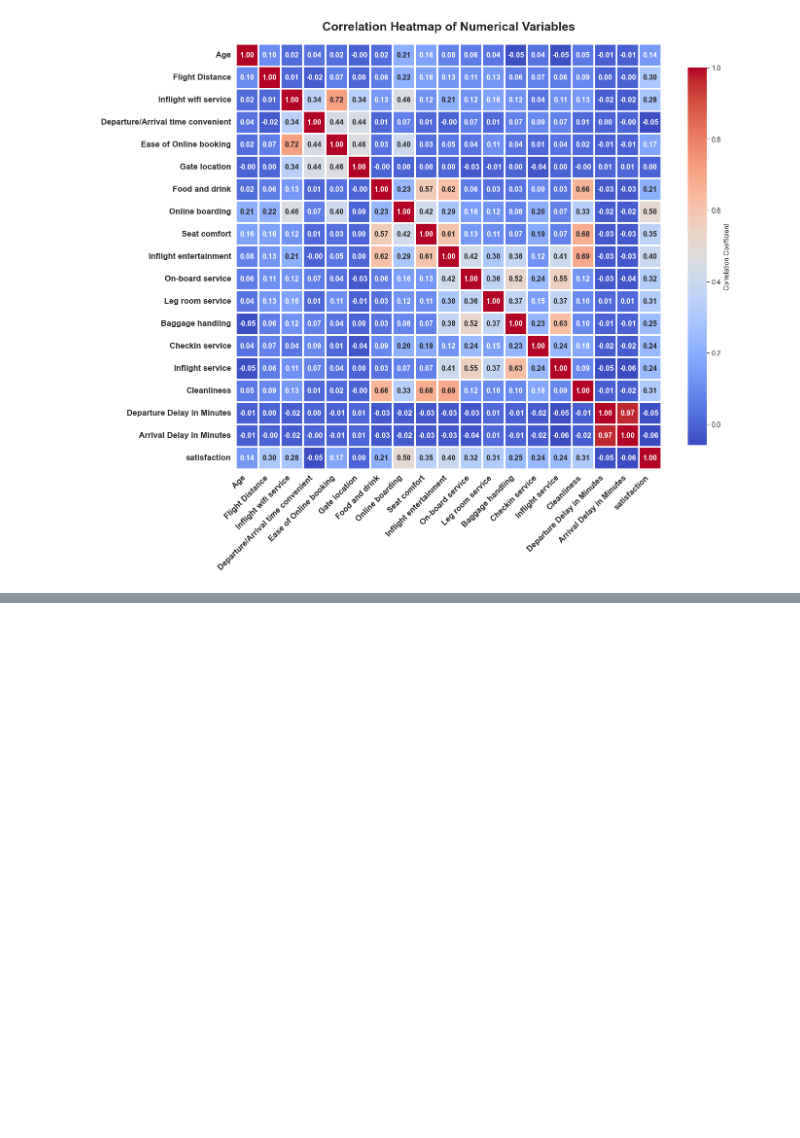
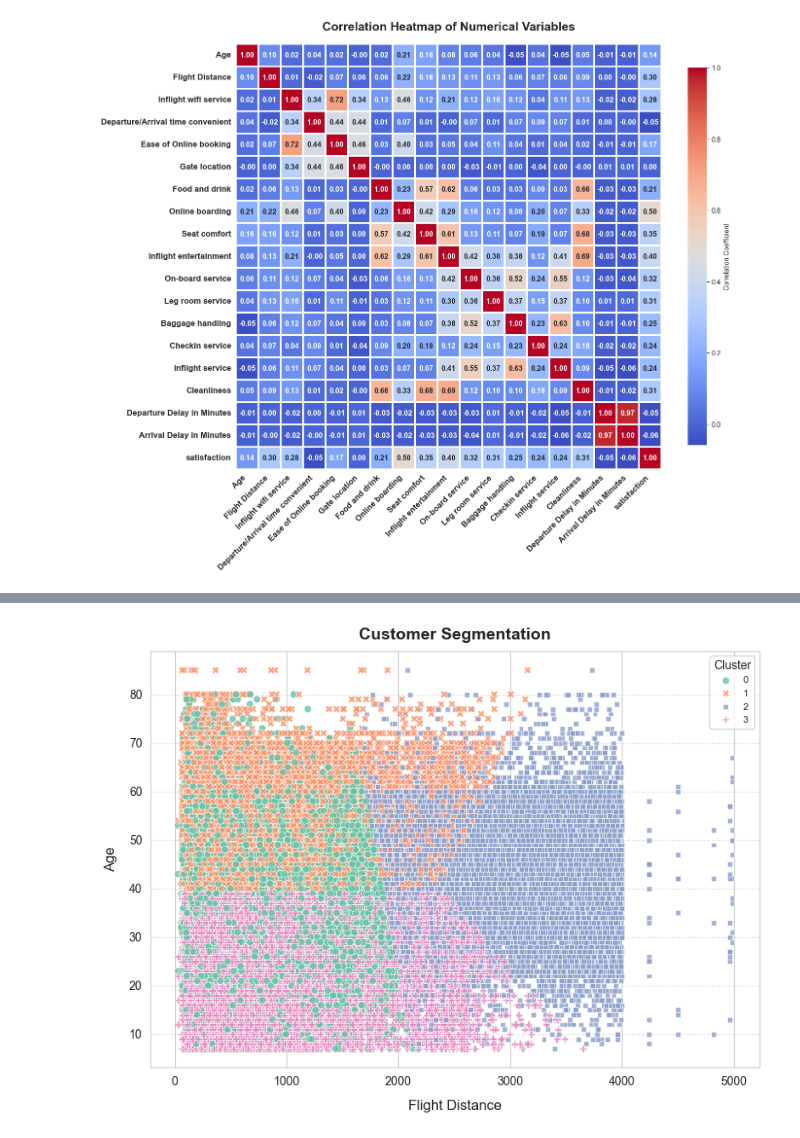
Before and after one commit to Edie-Z/AirlinePassengerSatisfaction, a Jupyter notebook: PassengerSatisfaction_Description.ipynb, the cells around one changed output, grey strips where cells are left out. Drawn from its saved outputs; the diff is of its cells as text; code cells hidden in the pictures; blank space fills up the shorter version.

```diff
--- a/PassengerSatisfaction_Description.ipynb
+++ b/PassengerSatisfaction_Description.ipynb
@@ -621,0 +717,37 @@ plt.show()
+# %%
+features = data[['Flight Distance', 'Age', 'satisfaction']]
+scaler = StandardScaler()
+features_scaled = scaler.fit_transform(features)
+
+# K-Means
+kmeans = KMeans(n_clusters=4, random_state=123, n_init=10)
+data['Cluster'] = kmeans.fit_predict(features_scaled)
+# %%
+plt.figure(figsize=(8, 6))
+sns.scatterplot(
+    data=data,
+    x='Flight Distance',
+    y='Age',
+    hue='Cluster',
+    palette='Set2',
+    style='Cluster',
+    alpha=0.8
+)
+
+plt.title('Customer Segmentation', fontsize=14, weight='bold', pad=10)
+plt.xlabel('Flight Distance', fontsize=12, labelpad=10)
+plt.ylabel('Age', fontsize=12, labelpad=10)
+
+plt.legend(
+    title='Cluster',
+    title_fontsize=10,
+    fontsize=8,
+    loc='upper right',
+    frameon=True,
+)
+
+plt.grid(axis='y', linestyle='--', alpha=0.5)
+plt.tight_layout()
+plt.show()
+# %% [output]
+[figure, added]
```
Also changed, not shown: parts of 20 cells of this notebook.
